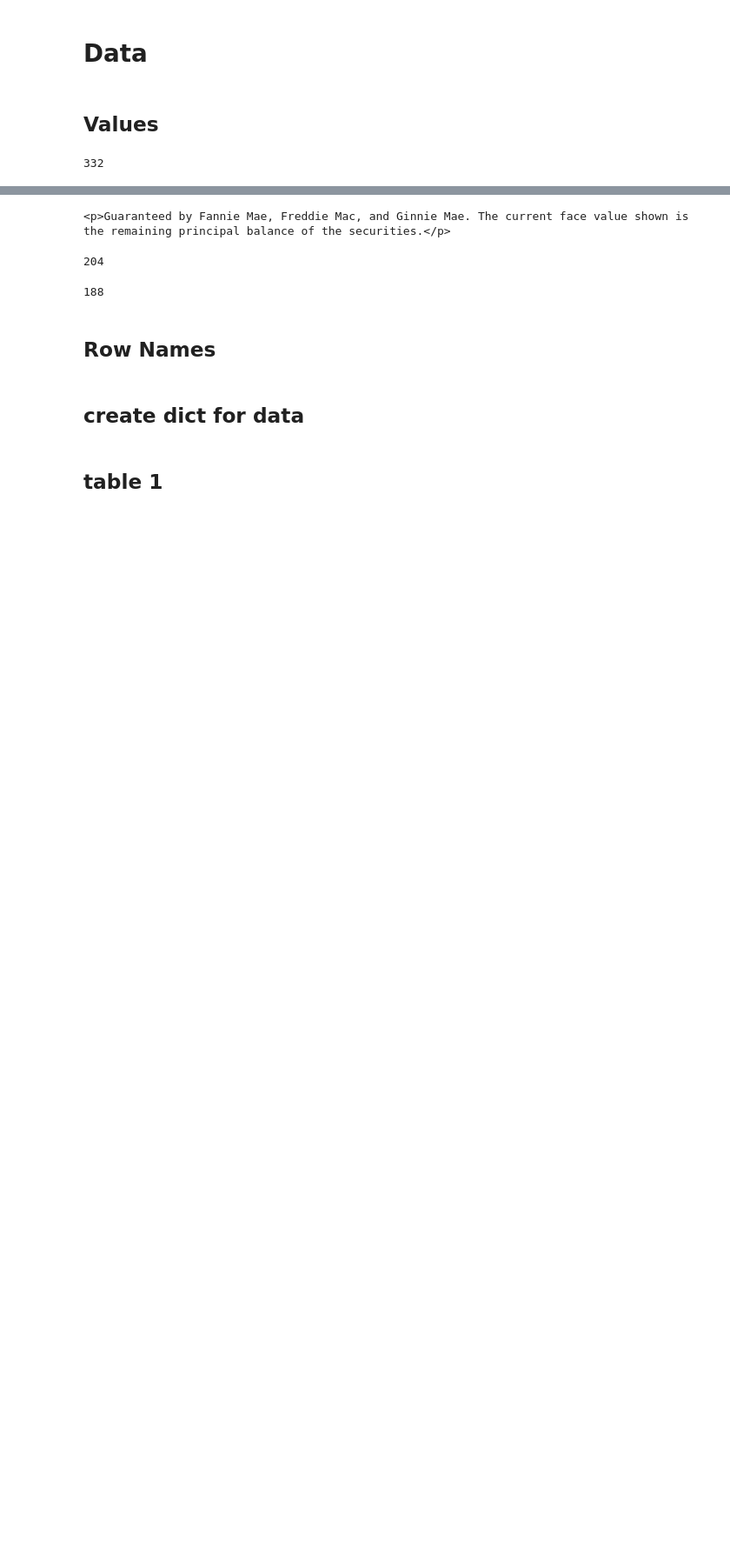
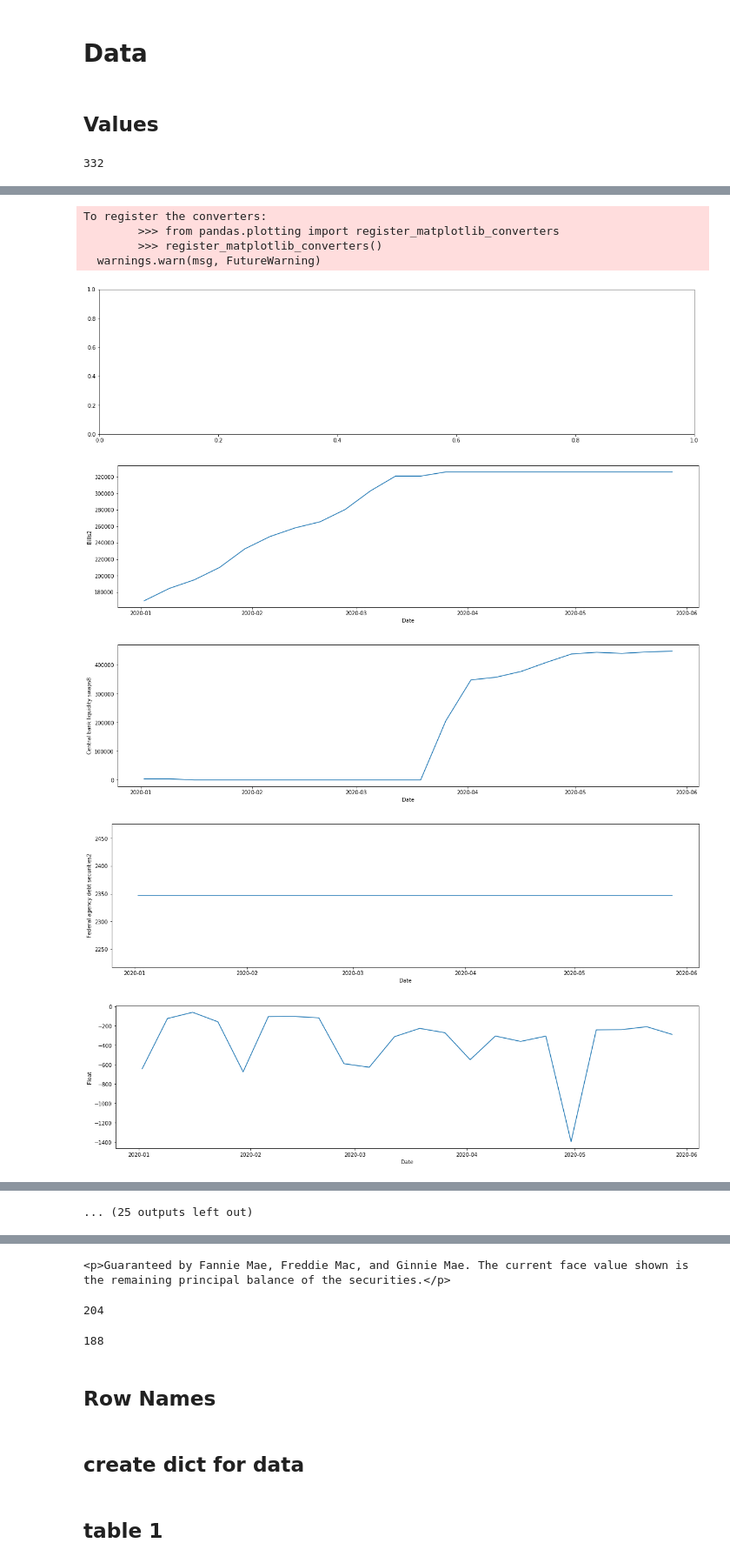
Before and after one commit to trevohearn/FedResStats, a Jupyter notebook: FedResStats.ipynb, the cells around one changed output, grey strips where cells are left out. Shown at 87% size. Cells and saved outputs as stored; diff of their text form; code cells hidden in the pictures; blank space fills up the shorter version.

```diff
--- a/FedResStats.ipynb
+++ b/FedResStats.ipynb
@@ -16,0 +60,31 @@ True
+# %%
+dfs = []
+for url in urls:
+    bs = getSoup(url)
+    data = bs.select('.H41Release > tr > td > p')
+    if (len(data) == 0):
+        data = bs.select('.H41Release td p')
+        if (len(data) == 0):
+            print('no data')
+            print(url)
+            break;
+    features = getFeatures(bs)
+    clean_features = cleanFeatures(features)
+    clean_data = cleanData(data, len(clean_features[2]))
+    dfs.append(createDataFrame(clean_features, data))
+df = dfs[0]
+for d in dfs[1:]:
+    df = df.append(d, ignore_index=False)
+df['Date'] = pd.to_datetime(df['Date'], format='%B %d, %Y', errors='ignore')
+df.set_index('Date', inplace=True)
+
+all_dfs = [df]
+columnNames = df.columns
+df.fillna('0', inplace=True)
+for df in all_dfs:
+    for c in columnNames:
+        df[c] = df[c].apply(removeUnicode)
+        df[c] = df[c].apply(removePlus)
+        df[c] = df[c].apply(removeComma)
+        df[c] = df[c].astype(int)
+#pd.to_datetime('13000101', format='%Y%m%d', errors='coerce')
@@ -43,0 +366,21 @@ count
+# %%
+%matplotlib inline
+import seaborn as sns
+import matplotlib.pylab as plt
+
+f, ax = plt.subplots(figsize=(20,5))
+for c in df.columns:
+    f, ax = plt.subplots(figsize= (20, 5))
+    ax = sns.lineplot(df[c].index, df[c])
+plt.xticks(rotation=60)
+plt.show()
+# %% [output]
+To register the converters:
+        >>> from pandas.plotting import register_matplotlib_converters
+        >>> register_matplotlib_converters()
+  warnings.warn(msg, FutureWarning)
+[figure, added]
+[figure, added]
+[figure, added]
+[figure, added]
+[figure, added]
@@ -43,0 +393 @@ count
+... (25 outputs left out)
```
Also changed, not shown: parts of 40 cells of this notebook, 1 other file.
